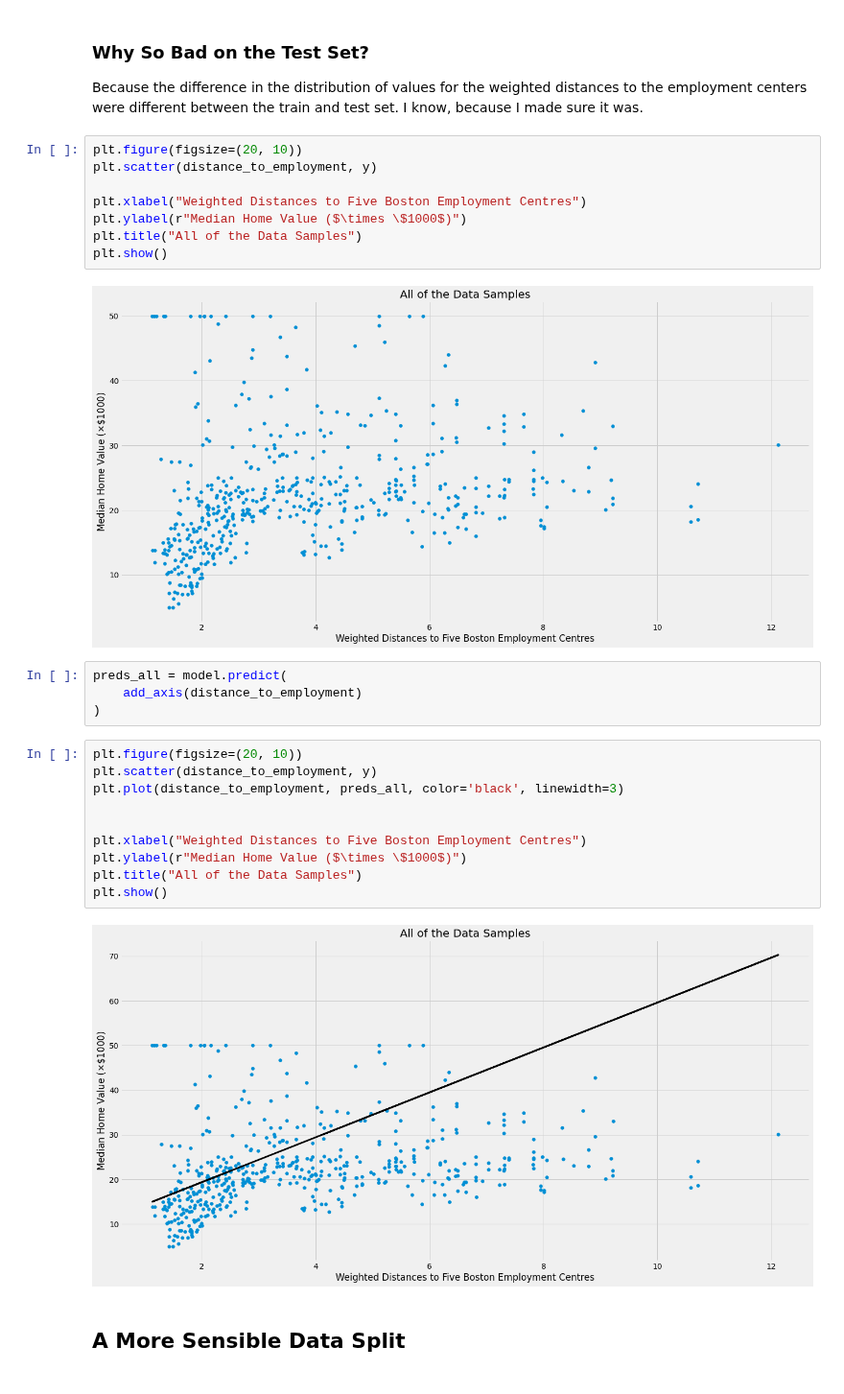
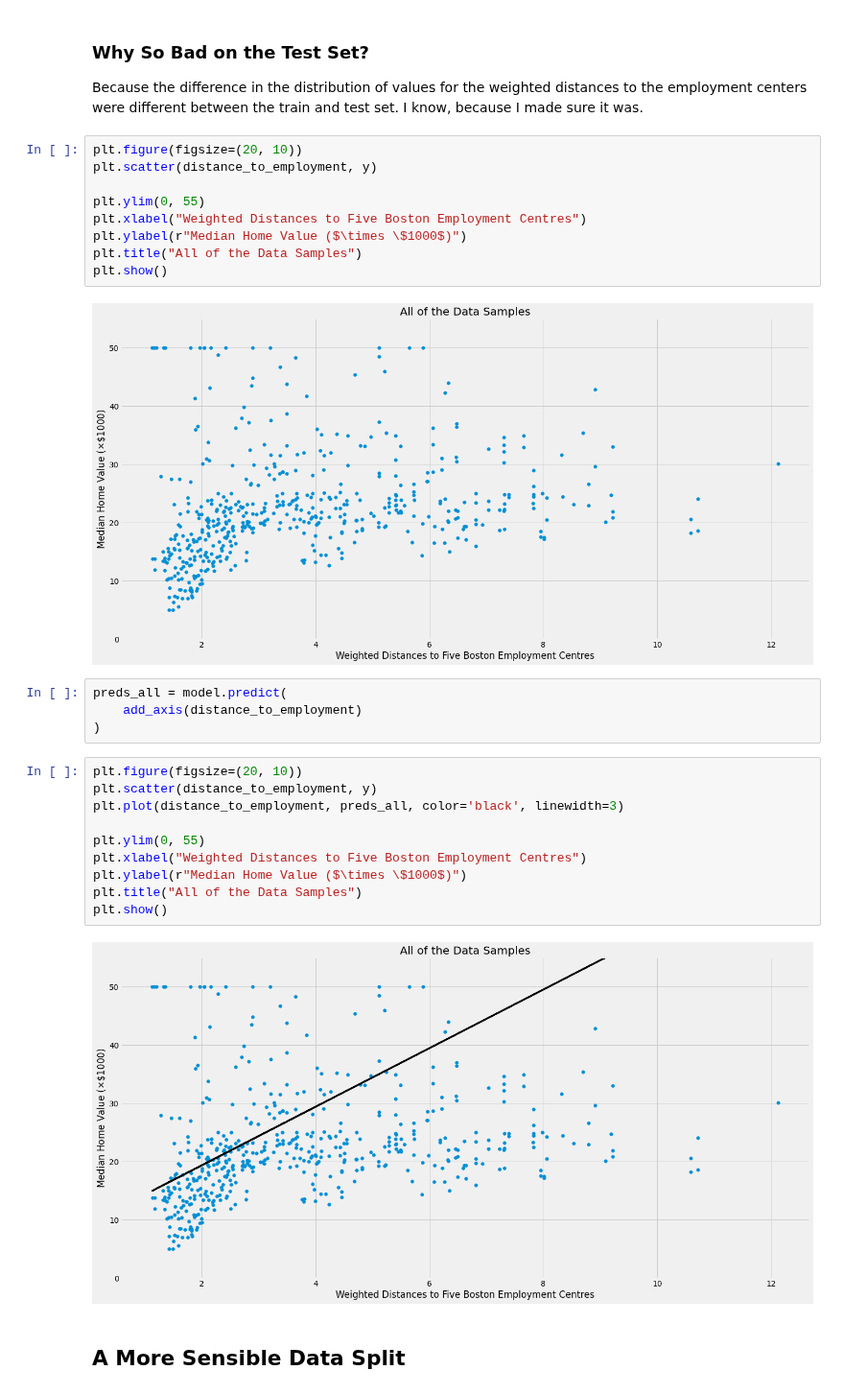
Before and after one commit to yngtodd/eleven, a Jupyter notebook: examples/notebooks/module_05_00_regresion.ipynb, the cells around one changed output. Shown at 96% size. Saved outputs shown, nothing was run; the diff lists cells and outputs as text.

Commit message:
Fix y-lim
This makes the visualizations a bit easier to compare

```diff
--- a/examples/notebooks/module_05_00_regresion.ipynb
+++ b/examples/notebooks/module_05_00_regresion.ipynb
@@ -169,12 +171,13 @@ Because the difference in the distribution of values for the weighted distances
 plt.figure(figsize=(20, 10))
 plt.scatter(distance_to_employment, y)
 
+plt.ylim(0, 55)
 plt.xlabel("Weighted Distances to Five Boston Employment Centres")
 plt.ylabel(r"Median Home Value ($\times \$1000$)")
 plt.title("All of the Data Samples")
 plt.show()
 # %% [output]
-[figure, old version]
+[figure, new version]
 # %%
 preds_all = model.predict(
     add_axis(distance_to_employment)
@@ -182,15 +185,15 @@ preds_all = model.predict(
 # %%
 plt.figure(figsize=(20, 10))
 plt.scatter(distance_to_employment, y)
 plt.plot(distance_to_employment, preds_all, color='black', linewidth=3)
 
-
+plt.ylim(0, 55)
 plt.xlabel("Weighted Distances to Five Boston Employment Centres")
 plt.ylabel(r"Median Home Value ($\times \$1000$)")
 plt.title("All of the Data Samples")
 plt.show()
 # %% [output]
-[figure, old version]
+[figure, new version]
 # %% [markdown]
 ## A More Sensible Data Split
 # %%
```
Also changed, not shown: parts of 2 cells of this notebook.
